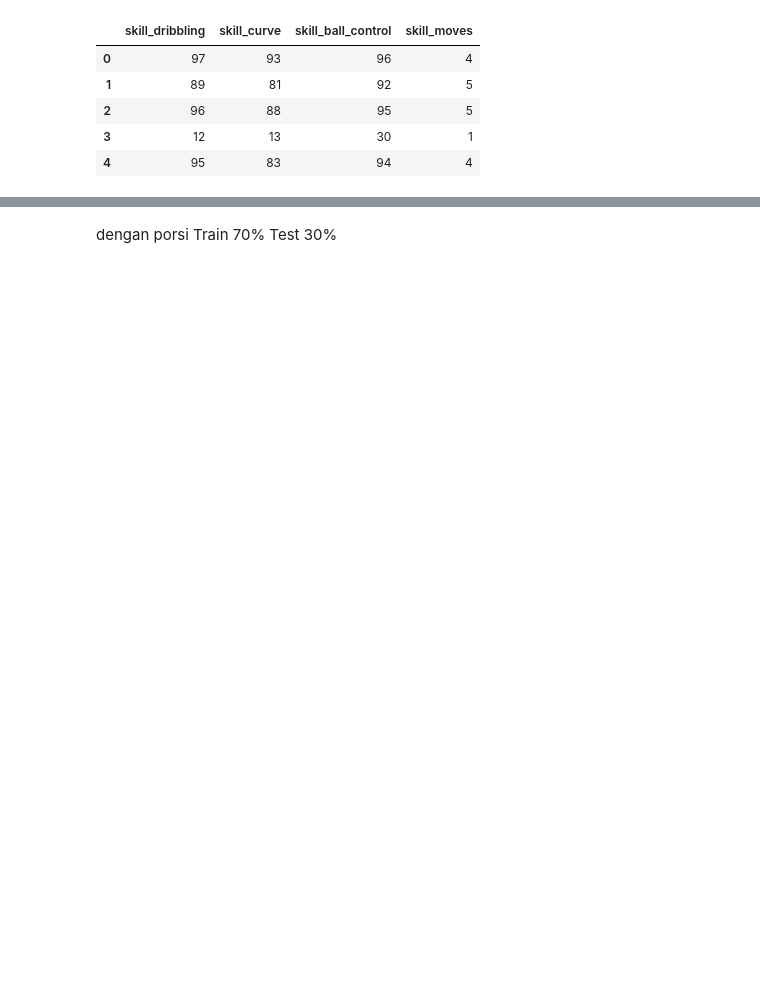
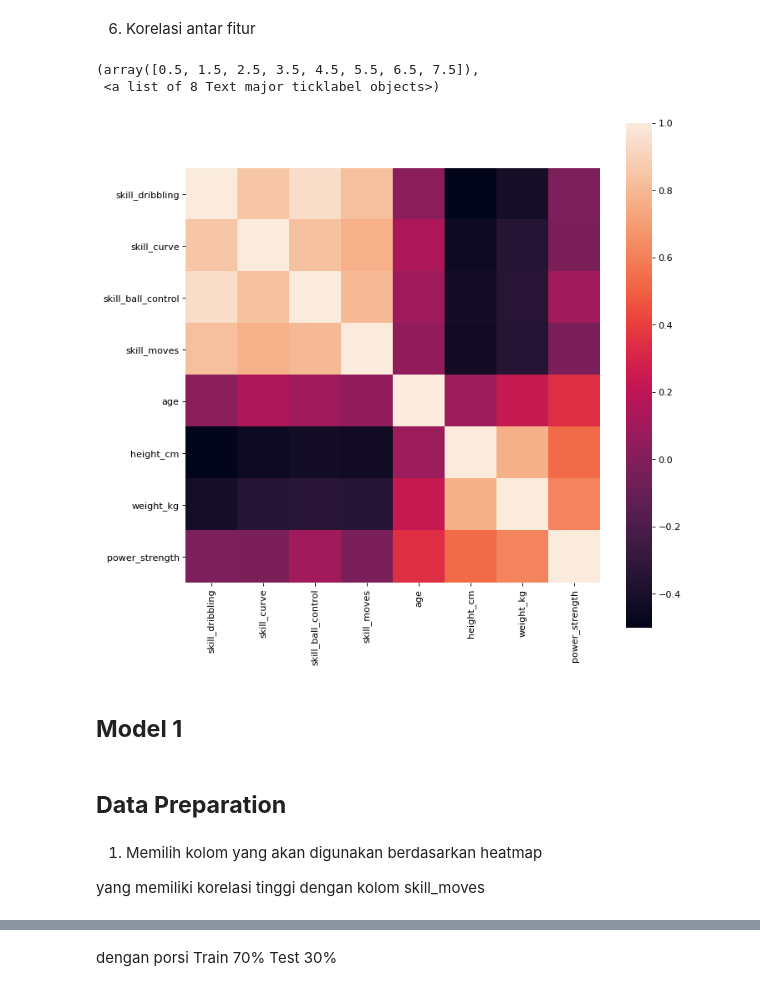
Before and after one commit to daffamaul30/Naive-Bayes, a Jupyter notebook: Classification.ipynb, the cells around one changed output, grey strips where cells are left out. Drawn from its saved outputs; the diff is of its cells as text; code cells hidden in the pictures; blank space fills up the shorter version.

```diff
--- a/Classification.ipynb
+++ b/Classification.ipynb
@@ -22 +118,25 @@ dataset = pd.read_csv("gdrive/My Drive/Colab Notebooks/fifa20.csv")
+# %% [markdown]
+6. Korelasi antar fitur
+# %%
+# %matplotlib inline
+
+mpl.rcParams['figure.dpi'] = 80
+corr = dataset.select_dtypes(include = ['int64']).iloc[:, :].corr()
+plt.figure(figsize=(10, 10))
+ax = sns.heatmap(corr, vmax=1, square=True)
+# ax.set_xticklabels(rotation=30)
+plt.xticks(rotation=90)
+plt.yticks(rotation=0)
+# %% [output]
+(array([0.5, 1.5, 2.5, 3.5, 4.5, 5.5, 6.5, 7.5]),
+ <a list of 8 Text major ticklabel objects>)
+[figure, added]
+# %% [markdown]
+## **Model 1**
+# %% [markdown]
+## **Data Preparation**
+# %% [markdown]
+1. Memilih kolom yang akan digunakan berdasarkan heatmap
+
+yang memiliki korelasi tinggi dengan kolom skill_moves
 # %%
@@ -24,9 +143,0 @@ dataset = dataset[['skill_dribbling','skill_curve','skill_ball_control','skill_m
-# %%
-dataset.head()
-# %% [output]
-|  | skill_dribbling | skill_curve | skill_ball_control | skill_moves |
-| 0 | 97 | 93 | 96 | 4 |
-| 1 | 89 | 81 | 92 | 5 |
-| 2 | 96 | 88 | 95 | 5 |
-| 3 | 12 | 13 | 30 | 1 |
-| 4 | 95 | 83 | 94 | 4 |
```
Also changed, not shown: parts of 50 cells of this notebook.
